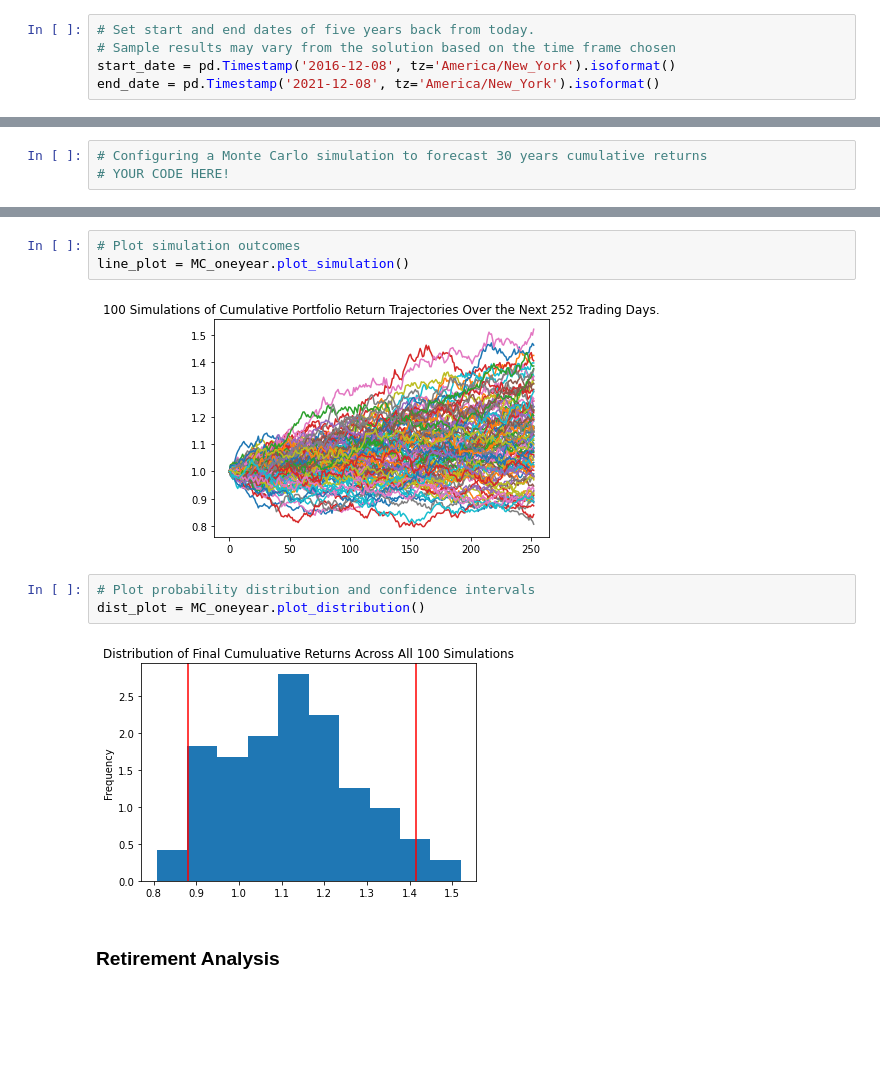
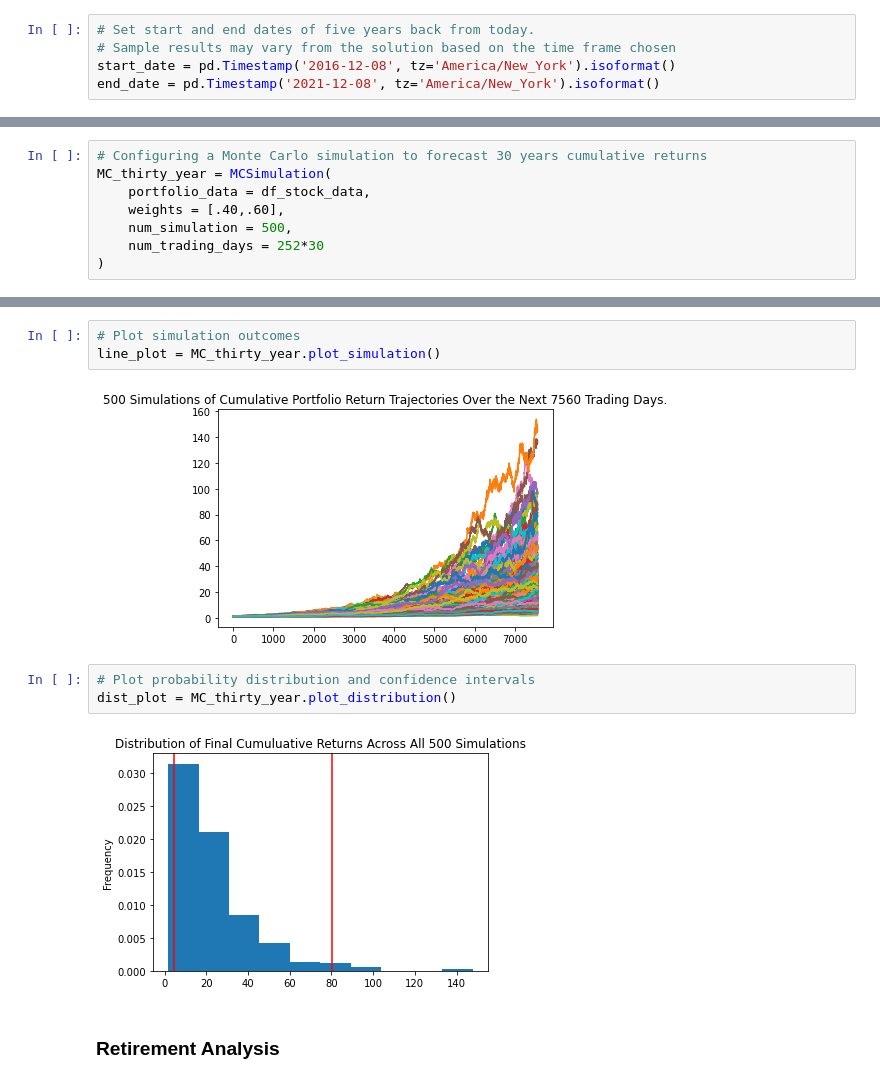
Before and after one commit to brilliantlyc/Financial_Planning, a Jupyter notebook: financial-planner.ipynb, the cells around one changed output, grey strips where cells are left out. Cells and saved outputs as stored; diff of their text form; blank space fills up the shorter version.

Commit message:
Changed the Monte Carlo simulations to 500 for 30 years.

```diff
--- a/financial-planner.ipynb
+++ b/financial-planner.ipynb
@@ -265,3 +265,8 @@ df_stock_data.head()
 # %%
 # Configuring a Monte Carlo simulation to forecast 30 years cumulative returns
-# YOUR CODE HERE!
+MC_thirty_year = MCSimulation(
+    portfolio_data = df_stock_data,
+    weights = [.40,.60],
+    num_simulation = 500,
+    num_trading_days = 252*30
+)
@@ -340,14 +308,14 @@ Running Monte Carlo simulation number 490.
 7561 rows × 500 columns
 # %%
 # Plot simulation outcomes
-line_plot = MC_oneyear.plot_simulation()
+line_plot = MC_thirty_year.plot_simulation()
 # %% [output]
-[figure, old version]
+[figure, new version]
 # %%
 # Plot probability distribution and confidence intervals
-dist_plot = MC_oneyear.plot_distribution()
+dist_plot = MC_thirty_year.plot_distribution()
 # %% [output]
-[figure, old version]
+[figure, new version]
 # %% [markdown]
 ### Retirement Analysis
 # %%
```
Also changed, not shown: parts of 12 cells of this notebook, 1 other file.
